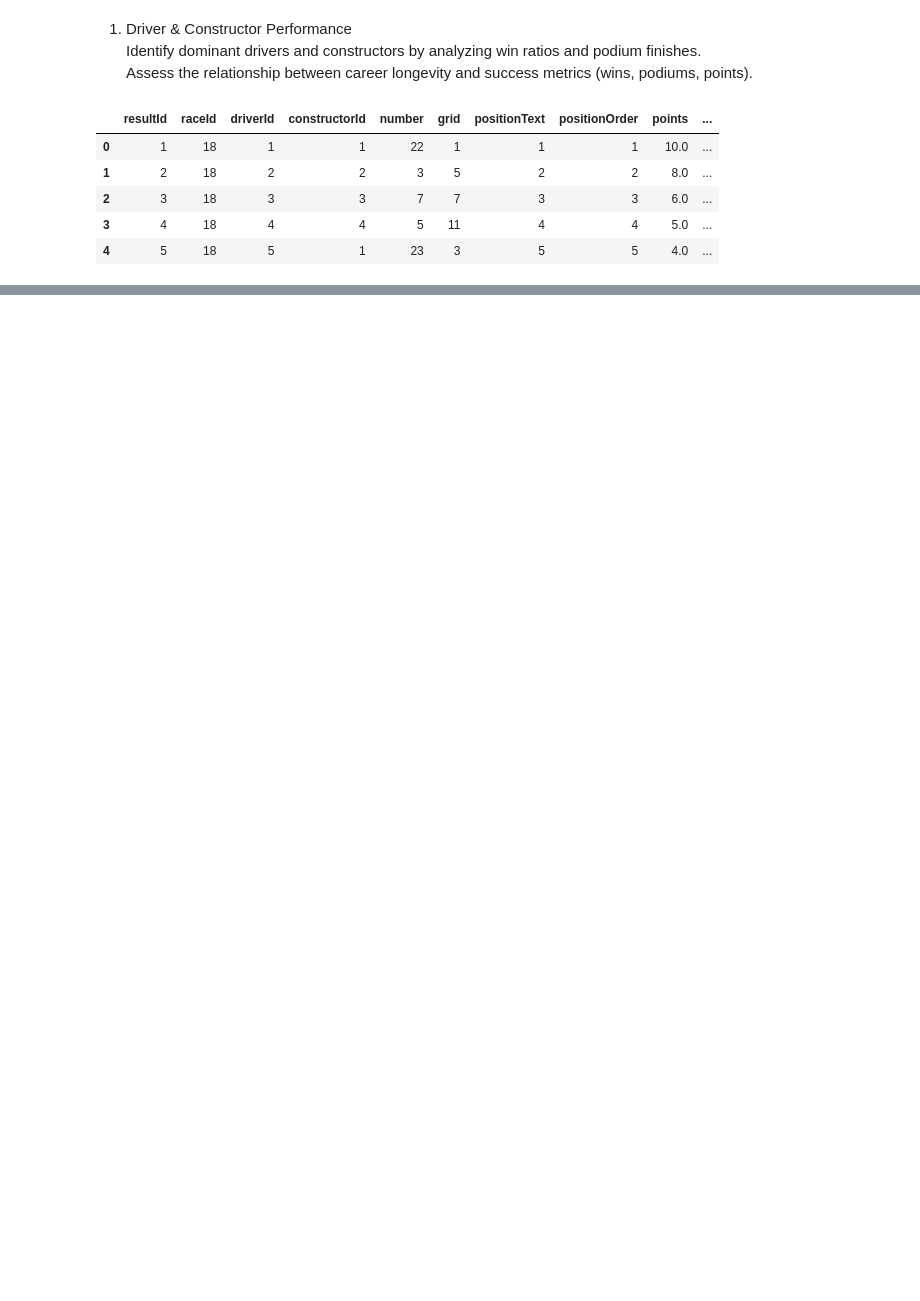
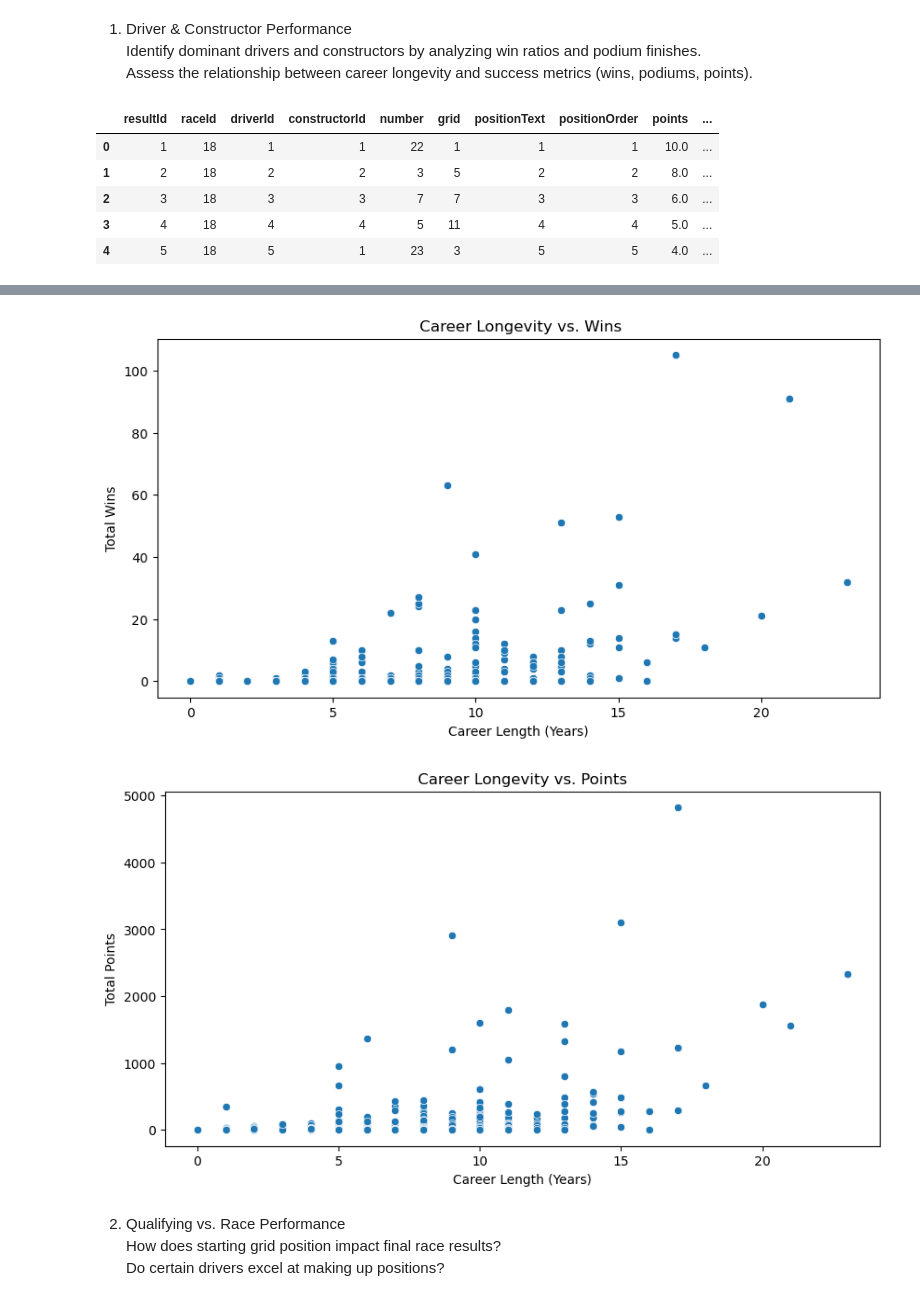
Before and after one commit to LalithKishore-S/DPL_2025, a Jupyter notebook: Analysis_questions.ipynb, the cells around one changed output, grey strips where cells are left out. Saved outputs shown, nothing was run; the diff lists cells and outputs as text; code cells hidden in the pictures; blank space fills up the shorter version.

```diff
--- a/Analysis_questions.ipynb
+++ b/Analysis_questions.ipynb
@@ -19,8 +19,9 @@ results = results.merge(drivers[['driverId','forename','surname']], on='driverId
 results = results.merge(constructors[['constructorId', 'name']], on='constructorId', how='left')
 # %%
 results['forename'] = results['forename'].astype('str')
-results['surename'] = results['surname'].astype('str')
+results['surname'] = results['surname'].astype('str')
 results['Name']  = results['forename']+" "+results['surname']
+results.rename(columns={'name': 'Constructor_name'}, inplace=True)
 # %%
 results.drop(columns=['forename','surname'],inplace=True)
 # %%
@@ -77,0 +205,21 @@ driver_performance.head(10)
+# %%
+plt.figure(figsize=(10,5))
+sns.scatterplot(x=driver_performance['career_length'], y=driver_performance['wins'])
+plt.xlabel("Career Length (Years)")
+plt.ylabel("Total Wins")
+plt.title(" Career Longevity vs. Wins")
+plt.show()
+
+plt.figure(figsize=(10,5))
+sns.scatterplot(x=driver_performance['career_length'], y=driver_performance['total_pts'])
+plt.xlabel("Career Length (Years)")
+plt.ylabel("Total Points")
+plt.title("Career Longevity vs. Points")
+plt.show()
+# %% [output]
+[figure, added]
+[figure, added]
+# %% [markdown]
+2.	Qualifying vs. Race Performance<br>
+	How does starting grid position impact final race results?<br>
+	Do certain drivers excel at making up positions?
```
Also changed, not shown: parts of 18 cells of this notebook.
